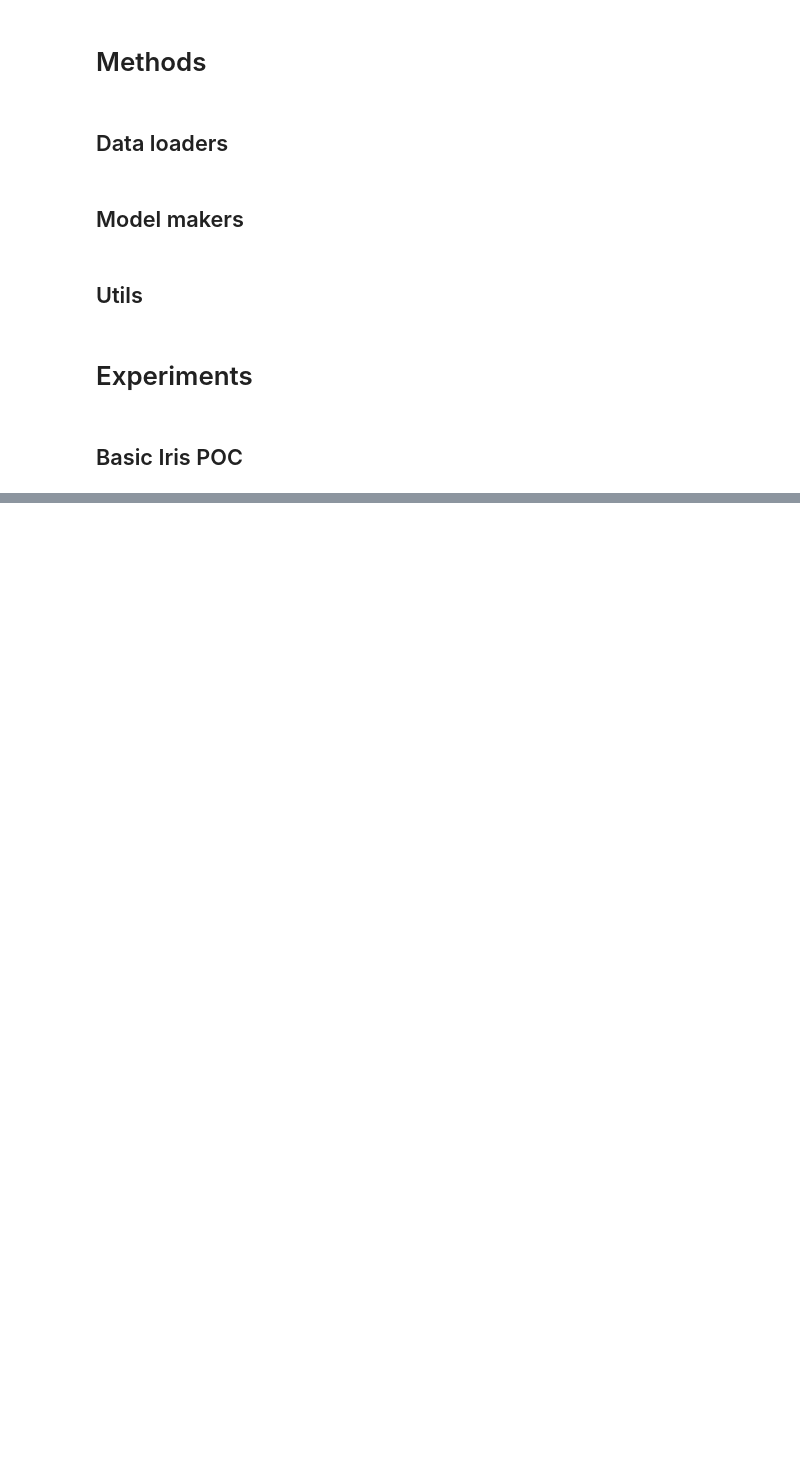
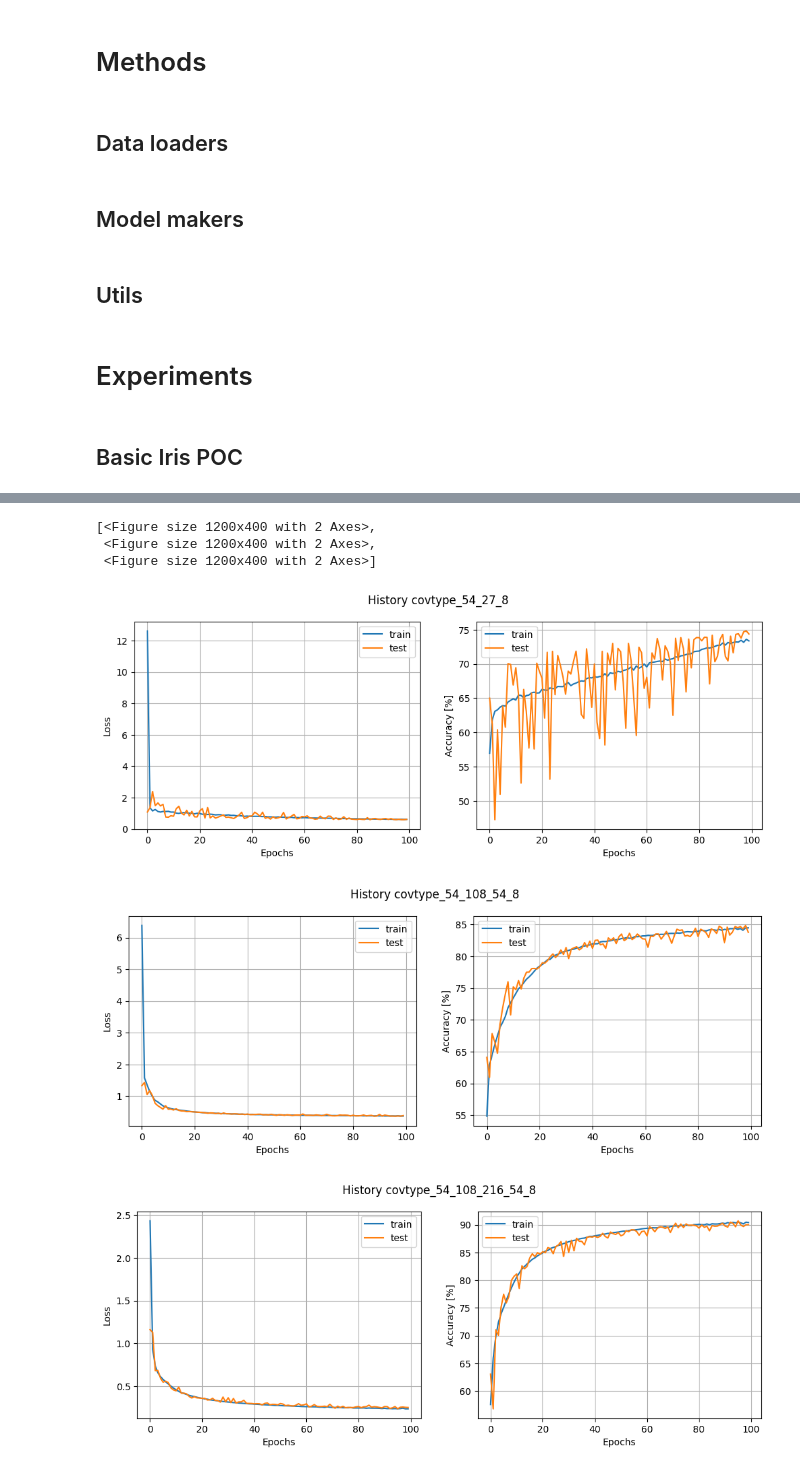
Before and after one commit to Ichtiostega/masters-project, a Jupyter notebook: MastersProject.ipynb, the cells around one changed output, grey strips where cells are left out. Drawn from its saved outputs; the diff is of its cells as text; code cells hidden in the pictures; blank space fills up the shorter version.

```diff
--- a/MastersProject.ipynb
+++ b/MastersProject.ipynb
@@ -153,0 +252,9 @@ kutils.plot_model(stacked_model, show_shapes=True)
+# %%
+[plot_history(history, name)[0] for name, _, history in covtype_models_data]
+# %% [output]
+[<Figure size 1200x400 with 2 Axes>,
+ <Figure size 1200x400 with 2 Axes>,
+ <Figure size 1200x400 with 2 Axes>]
+[figure, added]
+[figure, added]
+[figure, added]
```
Also changed, not shown: parts of 20 cells of this notebook, 16 other files.
